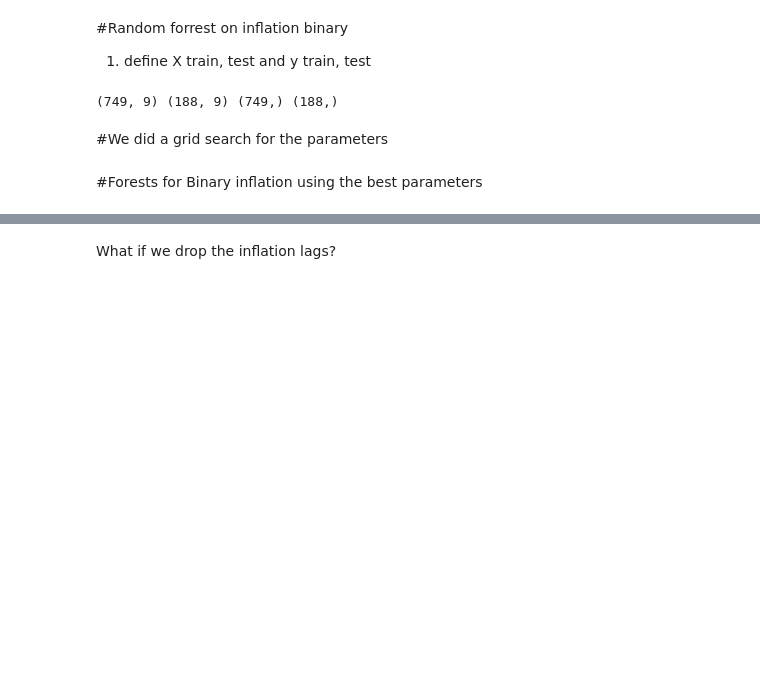
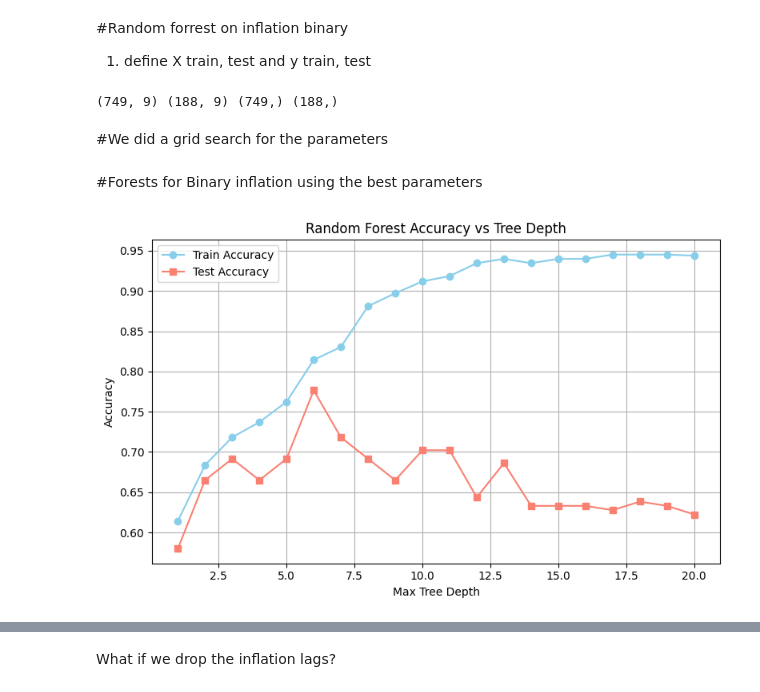
Before and after one commit to annadelpozo/MDL-Turing, a Jupyter notebook: MDL_project_Final_version.ipynb, the cells around one changed output, grey strips where cells are left out. Drawn from its saved outputs; the diff is of its cells as text; code cells hidden in the pictures; blank space fills up the shorter version.

```diff
--- a/MDL_project_Final_version.ipynb
+++ b/MDL_project_Final_version.ipynb
@@ -185,3 +185,38 @@ print(X_train.shape, X_test.shape, y_train.shape, y_test.shape)
 #We did a grid search for the parameters
 # %% [markdown]
 #Forests for Binary inflation using the best parameters
+# %%
+import matplotlib.pyplot as plt
+from sklearn.ensemble import RandomForestClassifier
+import numpy as np
+
+depths = list(range(1, 21))  # Try depths from 1 to 20
+train_accuracies = []
+test_accuracies = []
+
+for depth in depths:
+    model = RandomForestClassifier(
+        n_estimators=6,
+        max_depth=depth,
+        min_samples_leaf=2,
+        min_samples_split=3,
+        max_features='sqrt',
+        random_state=42
+    )
+    model.fit(X_train, y_train)
+    train_accuracies.append(model.score(X_train, y_train))
+    test_accuracies.append(model.score(X_test, y_test))
+
+# Plotting
+plt.figure(figsize=(8, 5))
+plt.plot(depths, train_accuracies, marker='o', label='Train Accuracy', color='skyblue')
+plt.plot(depths, test_accuracies, marker='s', label='Test Accuracy', color='salmon')
+plt.xlabel('Max Tree Depth')
+plt.ylabel('Accuracy')
+plt.title('Random Forest Accuracy vs Tree Depth')
+plt.legend()
+plt.grid(True)
+plt.tight_layout()
+plt.show()
+# %% [output]
+[figure, added]
```
Also changed, not shown: parts of 11 cells of this notebook.
